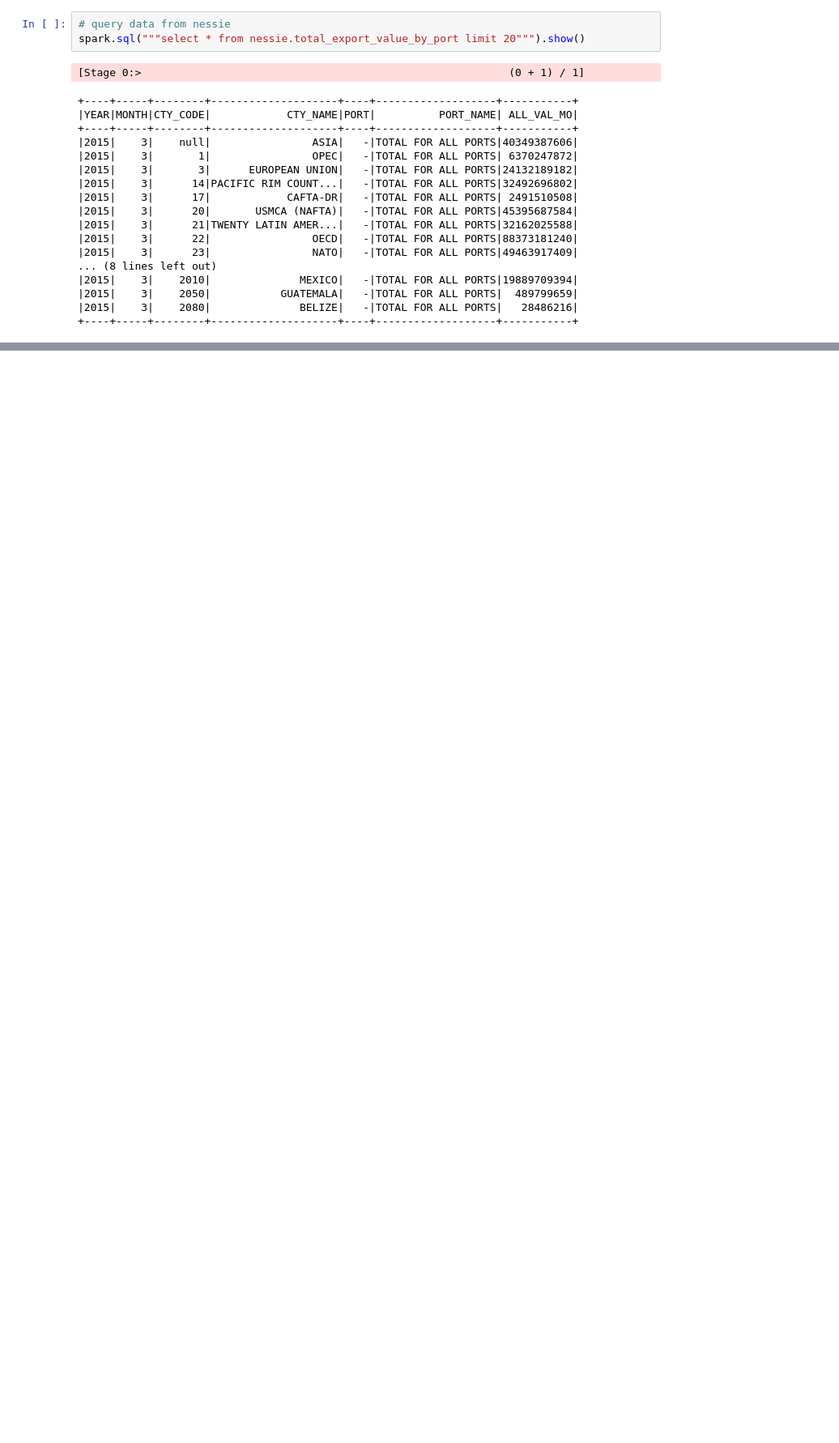
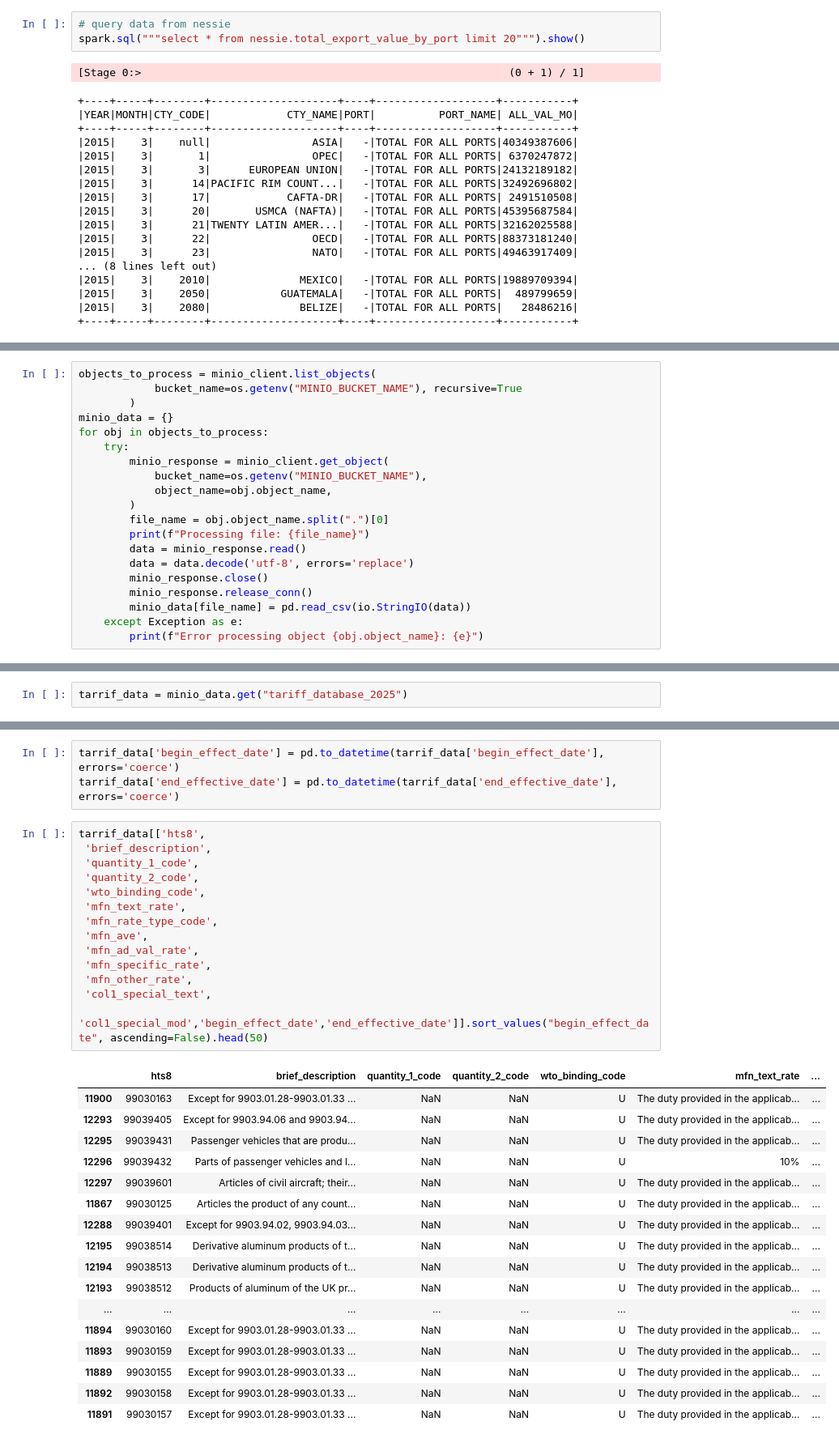
Before and after one commit to siwa-p/Trends-in-International-Trades, a Jupyter notebook: notebooks/eda.ipynb, the cells around one changed output, grey strips where cells are left out. Shown at 81% size. Cells and saved outputs as stored; diff of their text form; blank space fills up the shorter version.

```diff
--- a/notebooks/eda.ipynb
+++ b/notebooks/eda.ipynb
@@ -99,0 +119,20 @@ spark.sql("""select * from nessie.total_export_value_by_port limit 20""").show()
+# %%
+objects_to_process = minio_client.list_objects(
+            bucket_name=os.getenv("MINIO_BUCKET_NAME"), recursive=True
+        )
+minio_data = {}
+for obj in objects_to_process:
+    try:
+        minio_response = minio_client.get_object(
+            bucket_name=os.getenv("MINIO_BUCKET_NAME"),
+            object_name=obj.object_name,
+        )
+        file_name = obj.object_name.split(".")[0]
+        print(f"Processing file: {file_name}")
+        data = minio_response.read()
+        data = data.decode('utf-8', errors='replace')
+        minio_response.close()
+        minio_response.release_conn()
+        minio_data[file_name] = pd.read_csv(io.StringIO(data))
+    except Exception as e:
+        print(f"Error processing object {obj.object_name}: {e}")
@@ -99,0 +144,2 @@ spark.sql("""select * from nessie.total_export_value_by_port limit 20""").show()
+# %%
+tarrif_data = minio_data.get("tariff_database_2025")
@@ -99,0 +218,35 @@ spark.sql("""select * from nessie.total_export_value_by_port limit 20""").show()
+# %%
+tarrif_data['begin_effect_date'] = pd.to_datetime(tarrif_data['begin_effect_date'], errors='coerce')
+tarrif_data['end_effective_date'] = pd.to_datetime(tarrif_data['end_effective_date'], errors='coerce')
+# %%
+tarrif_data[['hts8',
+ 'brief_description',
+ 'quantity_1_code',
+ 'quantity_2_code',
+ 'wto_binding_code',
+ 'mfn_text_rate',
+ 'mfn_rate_type_code',
+ 'mfn_ave',
+ 'mfn_ad_val_rate',
+ 'mfn_specific_rate',
+ 'mfn_other_rate',
+ 'col1_special_text',
+ 'col1_special_mod','begin_effect_date','end_effective_date']].sort_values("begin_effect_date", ascending=False).head(50)
+# %% [output]
+|  | hts8 | brief_description | quantity_1_code | quantity_2_code | wto_binding_code | mfn_text_rate | ... |
+| 11900 | 99030163 | Except for 9903.01.28-9903.01.33 ... | NaN | NaN | U | The duty provided in the applicab... | ... |
+| 12293 | 99039405 | Except for 9903.94.06 and 9903.94... | NaN | NaN | U | The duty provided in the applicab... | ... |
+| 12295 | 99039431 | Passenger vehicles that are produ... | NaN | NaN | U | The duty provided in the applicab... | ... |
+| 12296 | 99039432 | Parts of passenger vehicles and l... | NaN | NaN | U | 10% | ... |
+| 12297 | 99039601 | Articles of civil aircraft; their... | NaN | NaN | U | The duty provided in the applicab... | ... |
+| 11867 | 99030125 | Articles the product of any count... | NaN | NaN | U | The duty provided in the applicab... | ... |
+| 12288 | 99039401 | Except for 9903.94.02, 9903.94.03... | NaN | NaN | U | The duty provided in the applicab... | ... |
+| 12195 | 99038514 | Derivative aluminum products of t... | NaN | NaN | U | The duty provided in the applicab... | ... |
+| 12194 | 99038513 | Derivative aluminum products of t... | NaN | NaN | U | The duty provided in the applicab... | ... |
+| 12193 | 99038512 | Products of aluminum of the UK pr... | NaN | NaN | U | The duty provided in the applicab... | ... |
+| ... | ... | ... | ... | ... | ... | ... | ... |
+| 11894 | 99030160 | Except for 9903.01.28-9903.01.33 ... | NaN | NaN | U | The duty provided in the applicab... | ... |
+| 11893 | 99030159 | Except for 9903.01.28-9903.01.33 ... | NaN | NaN | U | The duty provided in the applicab... | ... |
+| 11889 | 99030155 | Except for 9903.01.28-9903.01.33 ... | NaN | NaN | U | The duty provided in the applicab... | ... |
+| 11892 | 99030158 | Except for 9903.01.28-9903.01.33 ... | NaN | NaN | U | The duty provided in the applicab... | ... |
+| 11891 | 99030157 | Except for 9903.01.28-9903.01.33 ... | NaN | NaN | U | The duty provided in the applicab... | ... |
```
Also changed, not shown: parts of 72 cells of this notebook, 4 other files.
